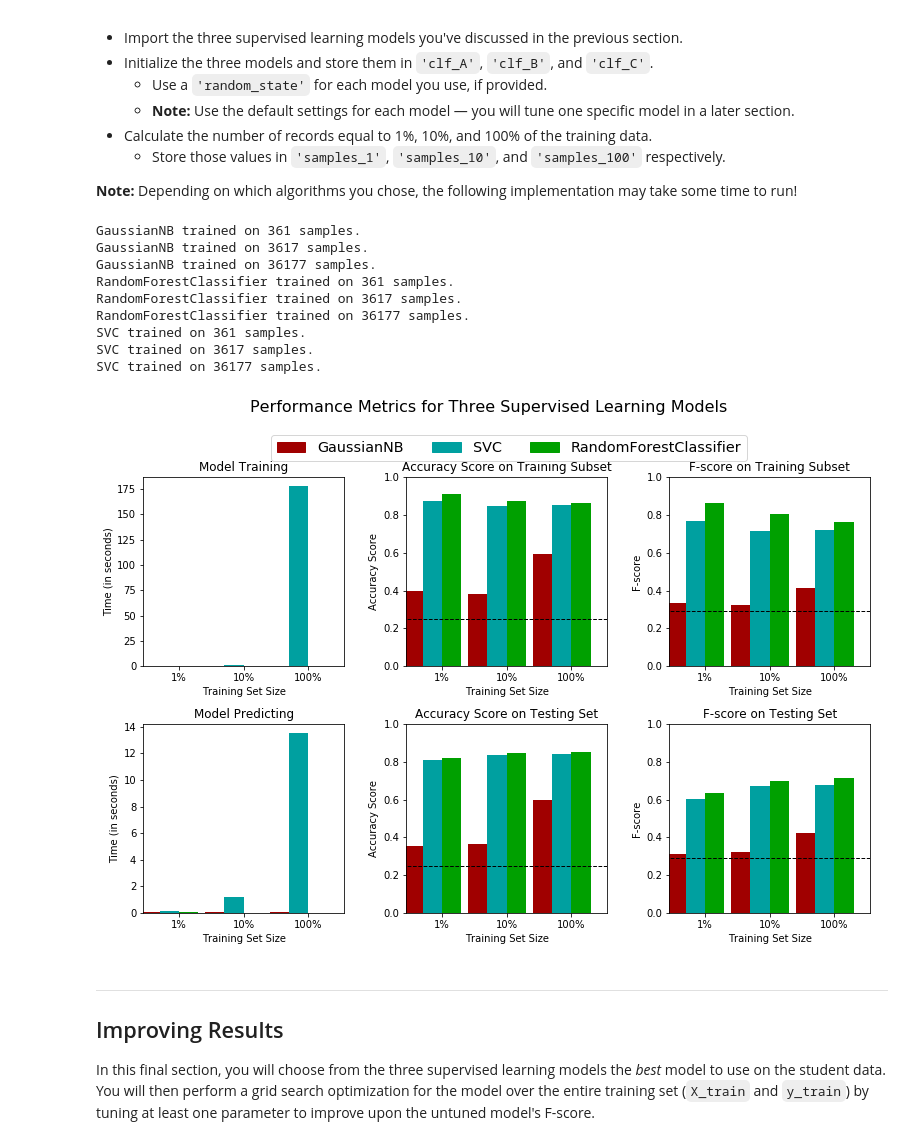
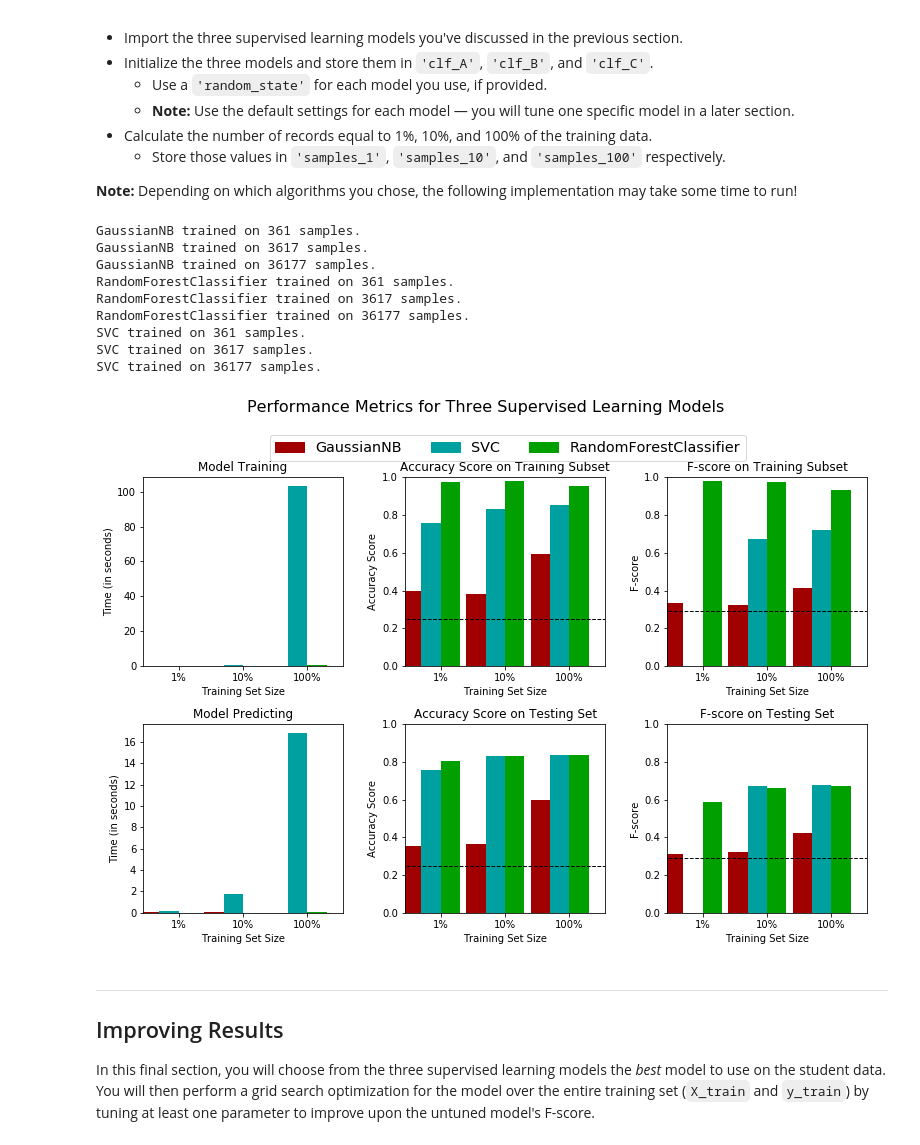
Before and after one commit to cassiecarr/MlND-MachineLearningProjects, a Jupyter notebook: projects/finding_donors/finding_donors.ipynb, the cells around one changed output. Drawn from its saved outputs; the diff is of its cells as text; code cells hidden in the pictures.

```diff
--- a/projects/finding_donors/finding_donors.ipynb
+++ b/projects/finding_donors/finding_donors.ipynb
@@ -412,39 +412,39 @@ from sklearn.svm import SVC
 
 # TODO: Initialize the three models
 clf_A = GaussianNB()
-clf_B = RandomForestClassifier(max_depth=10, random_state=0, min_samples_split=3)
-clf_C = SVC(C=10, kernel='linear')
+clf_B = RandomForestClassifier(random_state=0)
+clf_C = SVC(random_state=0)
 
 # TODO: Calculate the number of samples for 1%, 10%, and 100% of the training data
 # HINT: samples_100 is the entire training set i.e. len(y_train)
 # HINT: samples_10 is 10% of samples_100
 # HINT: samples_1 is 1% of samples_100
 samples_100 = len(y_train)
 samples_10 = int(0.1*len(y_train))
 samples_1 = int(0.01*len(y_train))
 
 # Collect results on the learners
 results = {}
 for clf in [clf_A, clf_B, clf_C]:
     clf_name = clf.__class__.__name__
     results[clf_name] = {}
     for i, samples in enumerate([samples_1, samples_10, samples_100]):
         results[clf_name][i] = \
         train_predict(clf, samples, X_train, y_train, X_test, y_test)
 
 # Run metrics visualization for the three supervised learning models chosen
 vs.evaluate(results, accuracy, fscore)
 # %% [output]
 GaussianNB trained on 361 samples.
 GaussianNB trained on 3617 samples.
 GaussianNB trained on 36177 samples.
 RandomForestClassifier trained on 361 samples.
 RandomForestClassifier trained on 3617 samples.
 RandomForestClassifier trained on 36177 samples.
 SVC trained on 361 samples.
 SVC trained on 3617 samples.
 SVC trained on 36177 samples.
-[figure, old version]
+[figure, new version]
 # %% [markdown]
 ----
 ## Improving Results
```
Also changed, not shown: parts of 2 cells of this notebook, 1 other file.
